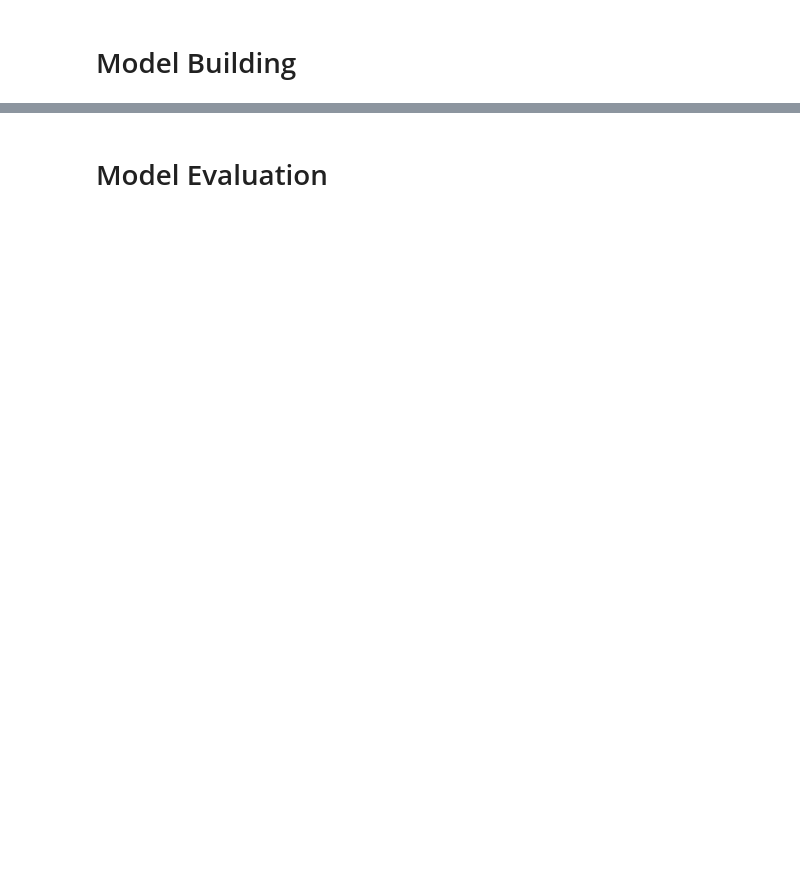
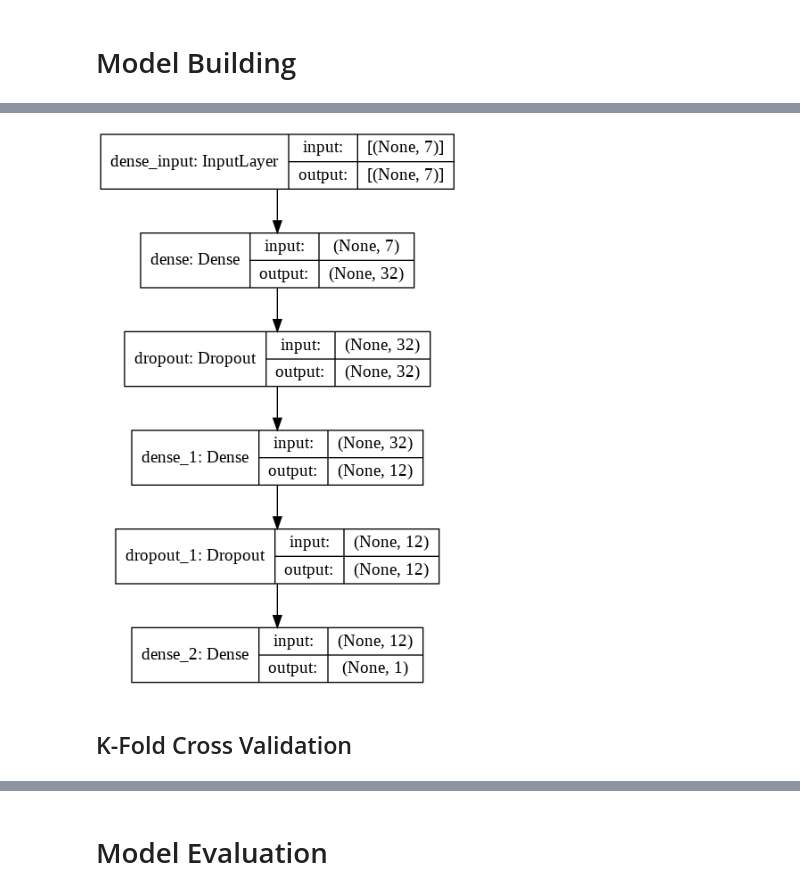
Before and after one commit to duongnln96/healthcare, a Jupyter notebook: analysis-service-java/src/main/resources/generatedmodels/Heart_Disease_Prediction.ipynb, the cells around one changed output, grey strips where cells are left out. Cells and saved outputs as stored; diff of their text form; code cells hidden in the pictures; blank space fills up the shorter version.

```diff
--- a/analysis-service-java/src/main/resources/generatedmodels/Heart_Disease_Prediction.ipynb
+++ b/analysis-service-java/src/main/resources/generatedmodels/Heart_Disease_Prediction.ipynb
@@ -213,11 +171,13 @@ callbacks=[checkpoint, reducelrp]
 # %%
-# create model with fully connected layers with dropout regulation
-model = Sequential()
-model.add(Dense(32, input_dim=7, kernel_initializer ='uniform', activation='relu'))
-model.add(BatchNormalization())
-model.add(Dropout(0.1))
-model.add(Dense(12, kernel_initializer ='uniform', activation='relu'))
-model.add(Dropout(0.2))
-model.add(Dense(1, kernel_initializer ='uniform', activation='sigmoid'))
-model.compile(loss='binary_crossentropy', optimizer="Adamax", metrics=['accuracy', f1_m, precision_m, recall_m])
-model.summary()
+def getModel():
+  # create model with fully connected layers with dropout regulation
+  model = Sequential()
+  model.add(Dense(32, input_dim=7, kernel_initializer ='uniform',
+                  activation='relu'))
+  # model.add(BatchNormalization())
+  model.add(Dropout(0.1))
+  model.add(Dense(12, kernel_initializer ='uniform', activation='relu'))
+  model.add(Dropout(0.2))
+  model.add(Dense(1, kernel_initializer ='uniform', activation='sigmoid'))
+
+  return model
@@ -270,0 +186,6 @@ Epoch 200/200
+# %%
+des = getModel()
+des.compile(loss='binary_crossentropy',
+              optimizer="Adamax",
+              metrics=['accuracy'])
+des.summary()
@@ -270,0 +211,7 @@ Epoch 200/200
+# %%
+from keras.utils.vis_utils import plot_model
+plot_model(des, show_shapes=True, rankdir="TB")
+# %% [output]
+[figure, added]
+# %% [markdown]
+## K-Fold Cross Validation
```
Also changed, not shown: parts of 26 cells of this notebook, 8 other files.
